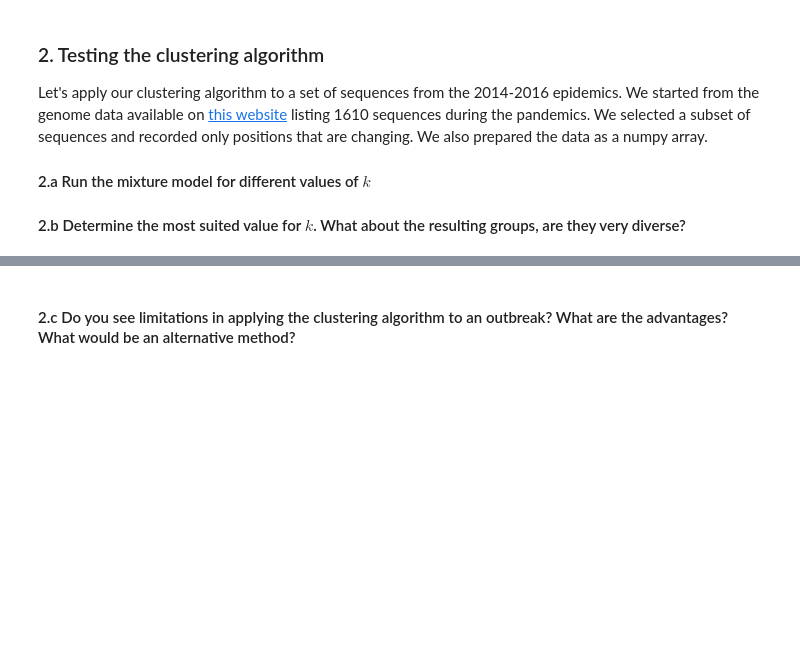
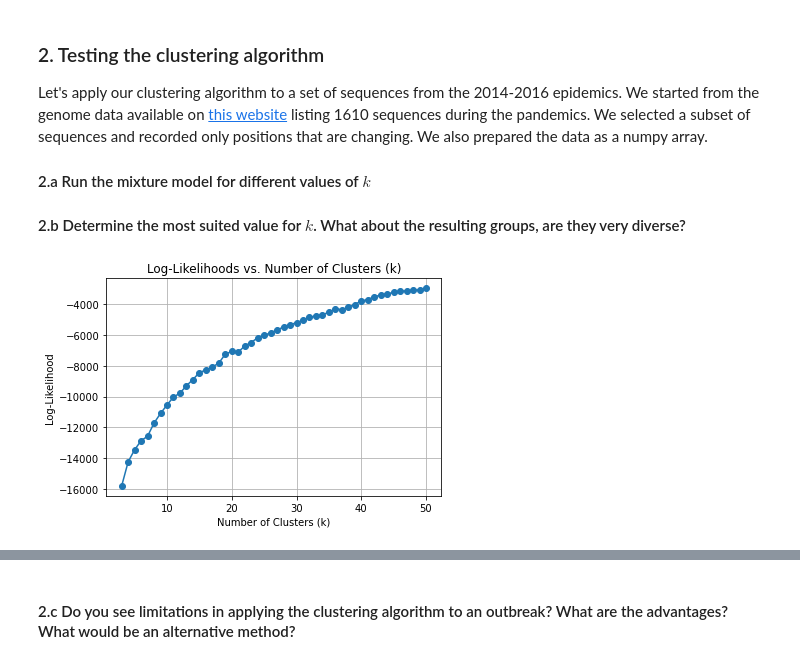
Before and after one commit to Thoribus/APML, a Jupyter notebook: Project 3 - Genome Clustering/Project Mixture model.ipynb, the cells around one changed output, grey strips where cells are left out. Drawn from its saved outputs; the diff is of its cells as text; code cells hidden in the pictures; blank space fills up the shorter version.

```diff
--- a/Project 3 - Genome Clustering/Project Mixture model.ipynb
+++ b/Project 3 - Genome Clustering/Project Mixture model.ipynb
@@ -416,3 +440,23 @@ sequences = pkl.load( open('ebola.pkl', 'rb'))
 
 
 # Determine the best value for k
+# %%
+## Write the code here to check the number of clusters.
+import matplotlib.pyplot as plt
+
+k_range = range(2,51)
+log_likelihoods = []
+BIC = []
+for k in k_range:
+    rep,error,prior,likelihood,cluster_assignment = EM(sequences,k)
+    log_likelihoods.append(likelihood[-1])
+    num_parameters = k * sequences.shape[1] + k - 1
+    BIC.append(bayesian_information(likelihood[-1], num_parameters, s.shape[0]))
+plt.plot(k_range, log_likelihoods, marker='o')
+plt.title('Log-Likelihoods vs. Number of Clusters (k)')
+plt.xlabel('Number of Clusters (k)')
+plt.ylabel('Log-Likelihood')
+plt.grid(True)
+plt.show()
+# %% [output]
+[figure, added]
```
Also changed, not shown: parts of 14 cells of this notebook, 2 other files.
